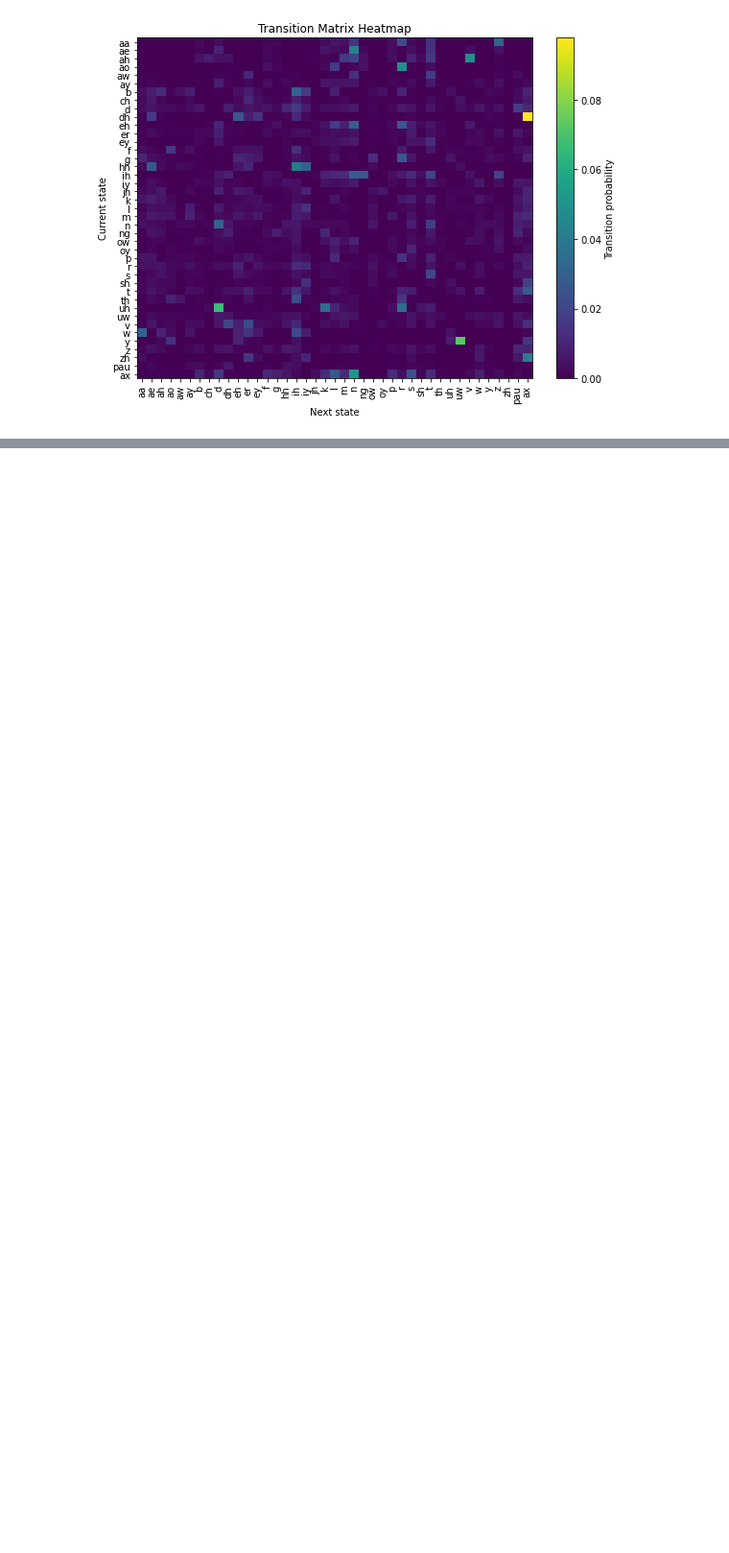
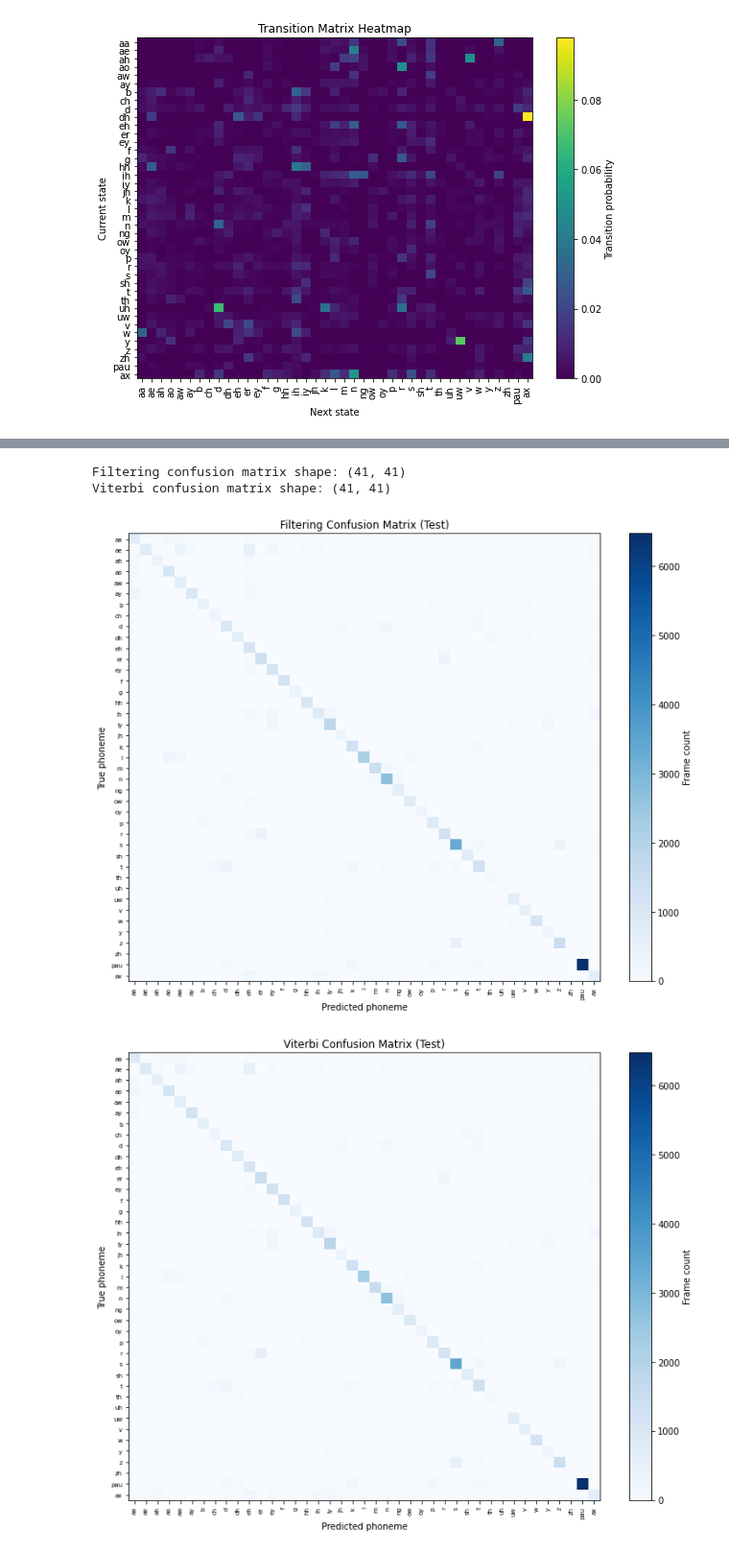
Before and after one commit to IvanLuq/Arctic-HMM-Phoneme-Recognizer, a Jupyter notebook: project2.ipynb, the cells around one changed output, grey strips where cells are left out. Shown at 96% size. Drawn from its saved outputs; the diff is of its cells as text; code cells hidden in the pictures; blank space fills up the shorter version.

```diff
--- a/project2.ipynb
+++ b/project2.ipynb
@@ -199,6 +200,13 @@ for file_idx, label_file in enumerate(train_label_files):
   label_array = load_labels(label_file, ARPAbet_dic, n_frames)
   train_label_list.append(label_array)
 
+val_label_list = []
+for file_idx, label_file in enumerate(val_label_files):
+  feature_array = val_feature_list[file_idx]
+  n_frames = feature_array.shape[0]
+  label_array = load_labels(label_file, ARPAbet_dic, n_frames)
+  val_label_list.append(label_array)
+
 test_label_list = []
 for file_idx, label_file in enumerate(test_label_files):
   feature_array = test_feature_list[file_idx]
@@ -207,15 +215,11 @@ for file_idx, label_file in enumerate(test_label_files):
   test_label_list.append(label_array)
 # %%
 start_state_counts = {}
-pau_id = ARPAbet_dic['pau']
 
 for utterance in train_label_list:
-    i = 0
-    while i < len(utterance) and utterance[i] == pau_id:
-        i += 1
-    if i == len(utterance):
+    if len(utterance) == 0:
         continue
-    first_phoneme = utterance[i]
+    first_phoneme = utterance[0]
     if first_phoneme in start_state_counts:
         start_state_counts[first_phoneme] += 1
     else:
@@ -346,2 +342,0 @@ Planned implementations:
-# %%
-def filtering():
@@ -347,0 +886,48 @@ def filtering():
+# %%
+if 'filter_test_eval' not in globals() or 'viterbi_test_eval' not in globals() or 'smoothing_test_eval' not in globals():
+    raise RuntimeError('Run the full evaluation cell in Section 5.2 before this cell.')
+
+filter_test_confusion = compute_confusion_matrix(
+    filter_test_eval['y_true'],
+    filter_test_eval['y_pred'],
+    n_phonemes,
+)
+
+viterbi_test_confusion = compute_confusion_matrix(
+    viterbi_test_eval['y_true'],
+    viterbi_test_eval['y_pred'],
+    n_phonemes,
+)
+
+print('Filtering confusion matrix shape:', filter_test_confusion.shape)
+print('Viterbi confusion matrix shape:', viterbi_test_confusion.shape)
+
+plot_confusion_matrix(filter_test_confusion, 'Filtering Confusion Matrix (Test)')
+plot_confusion_matrix(viterbi_test_confusion, 'Viterbi Confusion Matrix (Test)')
+
+print('\nPer-phoneme precision/recall - Filtering')
+f_precision, f_recall, f_support = compute_precision_recall(filter_test_confusion)
+print_per_phoneme_table(f_precision, f_recall, f_support)
+
+print('\nPer-phoneme precision/recall - Viterbi')
+v_precision, v_recall, v_support = compute_precision_recall(viterbi_test_confusion)
+print_per_phoneme_table(v_precision, v_recall, v_support)
+
+smoothing_test_confusion = compute_confusion_matrix(
+    smoothing_test_eval['y_true'],
+    smoothing_test_eval['y_pred'],
+    n_phonemes,
+)
+
+print('Smoothing confusion matrix shape:', smoothing_test_confusion.shape)
+
+plot_confusion_matrix(smoothing_test_confusion, 'Smoothing Confusion Matrix (Test)')
+
+print('\nPer-phoneme precision/recall - Smoothing')
+s_precision, s_recall, s_support = compute_precision_recall(smoothing_test_confusion)
+print_per_phoneme_table(s_precision, s_recall, s_support)
+# %% [output]
+Filtering confusion matrix shape: (41, 41)
+Viterbi confusion matrix shape: (41, 41)
+[figure, added]
+[figure, added]
```
Also changed, not shown: parts of 40 cells of this notebook, 9 other files.
